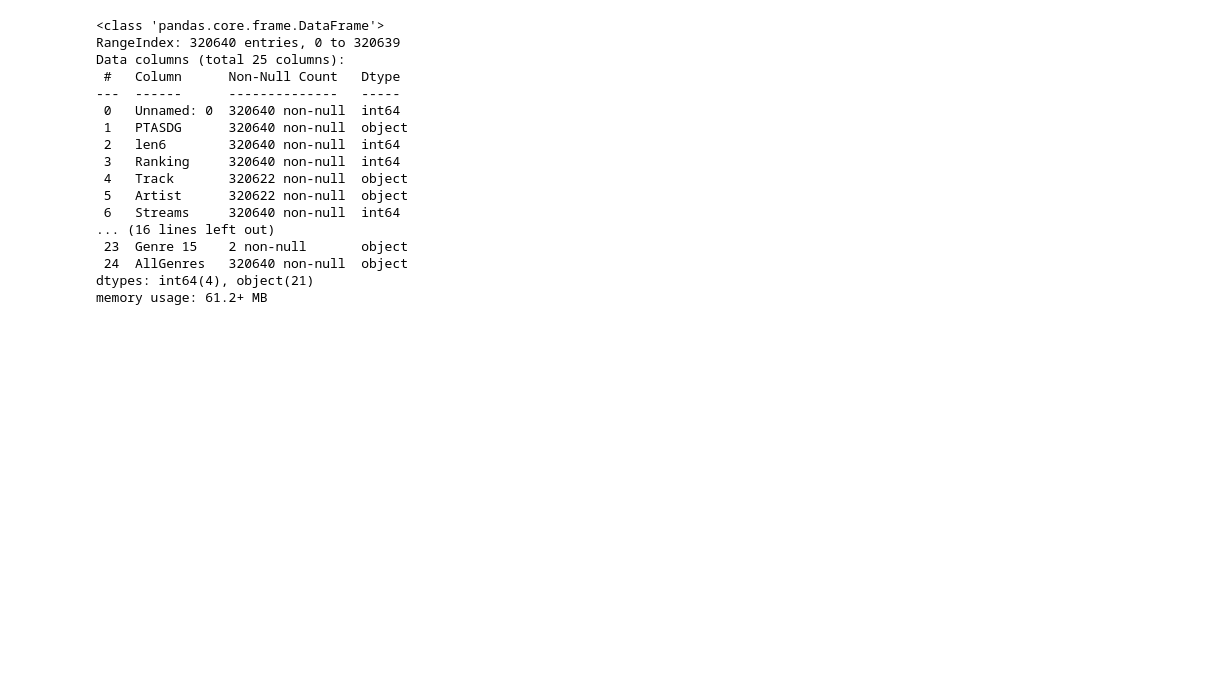
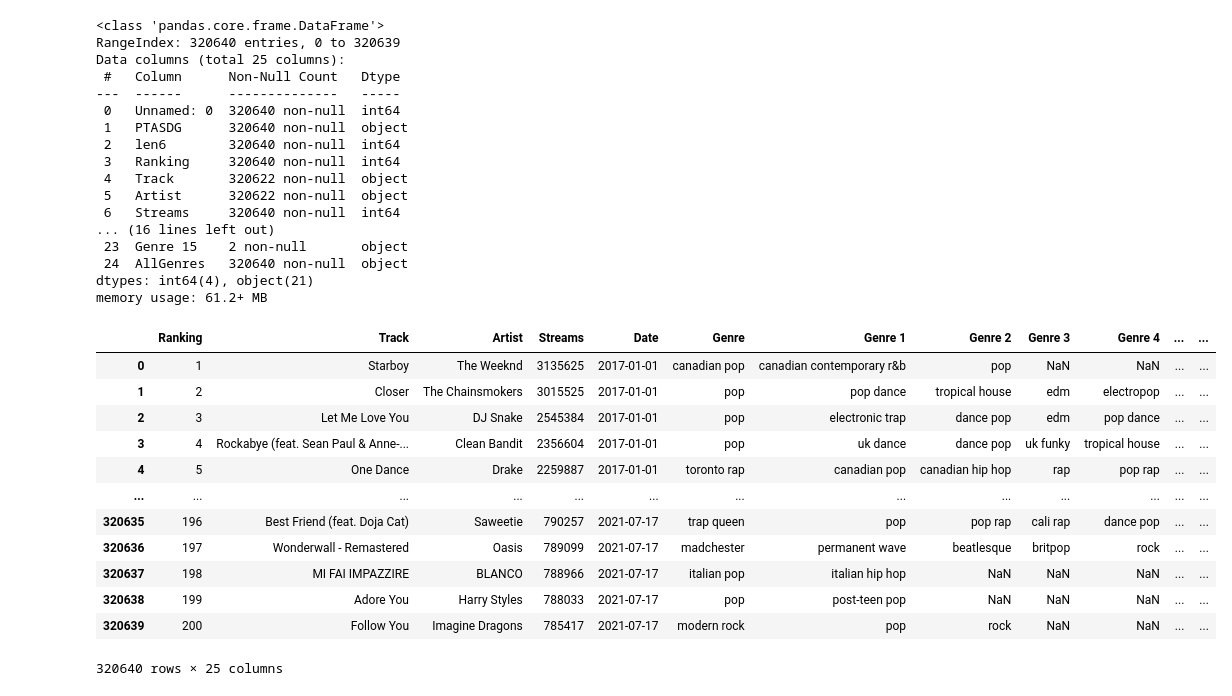
Before and after one commit to StavrosTs/Project-EDA---Spotify, a Jupyter notebook: Analysis/Analysis Process.ipynb, the cells around one changed output. Saved outputs shown, nothing was run; the diff lists cells and outputs as text; code cells hidden in the pictures; blank space fills up the shorter version.

```diff
--- a/Analysis/Analysis Process.ipynb
+++ b/Analysis/Analysis Process.ipynb
@@ -38,3 +39,27 @@ Data columns (total 25 columns):
  24  AllGenres   320640 non-null  object
 dtypes: int64(4), object(21)
 memory usage: 61.2+ MB
+# %%
+data_sp = data_sp.drop(columns=['Unnamed: 0','PTASDG','len6'])
+# %%
+data_sp['Year'] = pd.to_datetime(data_sp['Date']).dt.year
+# %%
+data_sp['Month'] = pd.to_datetime(data_sp['Date']).dt.month
+# %%
+data_sp['Day'] = pd.to_datetime(data_sp['Date']).dt.day
+# %%
+data_sp
+# %% [output]
+|  | Ranking | Track | Artist | Streams | Date | Genre | Genre 1 | Genre 2 | Genre 3 | Genre 4 | ... | ... |
+| 0 | 1 | Starboy | The Weeknd | 3135625 | 2017-01-01 | canadian pop | canadian contemporary r&b | pop | NaN | NaN | ... | ... |
+| 1 | 2 | Closer | The Chainsmokers | 3015525 | 2017-01-01 | pop | pop dance | tropical house | edm | electropop | ... | ... |
+| 2 | 3 | Let Me Love You | DJ Snake | 2545384 | 2017-01-01 | pop | electronic trap | dance pop | edm | pop dance | ... | ... |
+| 3 | 4 | Rockabye (feat. Sean Paul & Anne-... | Clean Bandit | 2356604 | 2017-01-01 | pop | uk dance | dance pop | uk funky | tropical house | ... | ... |
+| 4 | 5 | One Dance | Drake | 2259887 | 2017-01-01 | toronto rap | canadian pop | canadian hip hop | rap | pop rap | ... | ... |
+| ... | ... | ... | ... | ... | ... | ... | ... | ... | ... | ... | ... | ... |
+| 320635 | 196 | Best Friend (feat. Doja Cat) | Saweetie | 790257 | 2021-07-17 | trap queen | pop | pop rap | cali rap | dance pop | ... | ... |
+| 320636 | 197 | Wonderwall - Remastered | Oasis | 789099 | 2021-07-17 | madchester | permanent wave | beatlesque | britpop | rock | ... | ... |
+| 320637 | 198 | MI FAI IMPAZZIRE | BLANCO | 788966 | 2021-07-17 | italian pop | italian hip hop | NaN | NaN | NaN | ... | ... |
+| 320638 | 199 | Adore You | Harry Styles | 788033 | 2021-07-17 | pop | post-teen pop | NaN | NaN | NaN | ... | ... |
+| 320639 | 200 | Follow You | Imagine Dragons | 785417 | 2021-07-17 | modern rock | pop | rock | NaN | NaN | ... | ... |
+320640 rows × 25 columns
```
Also changed, not shown: parts of 11 cells of this notebook.
